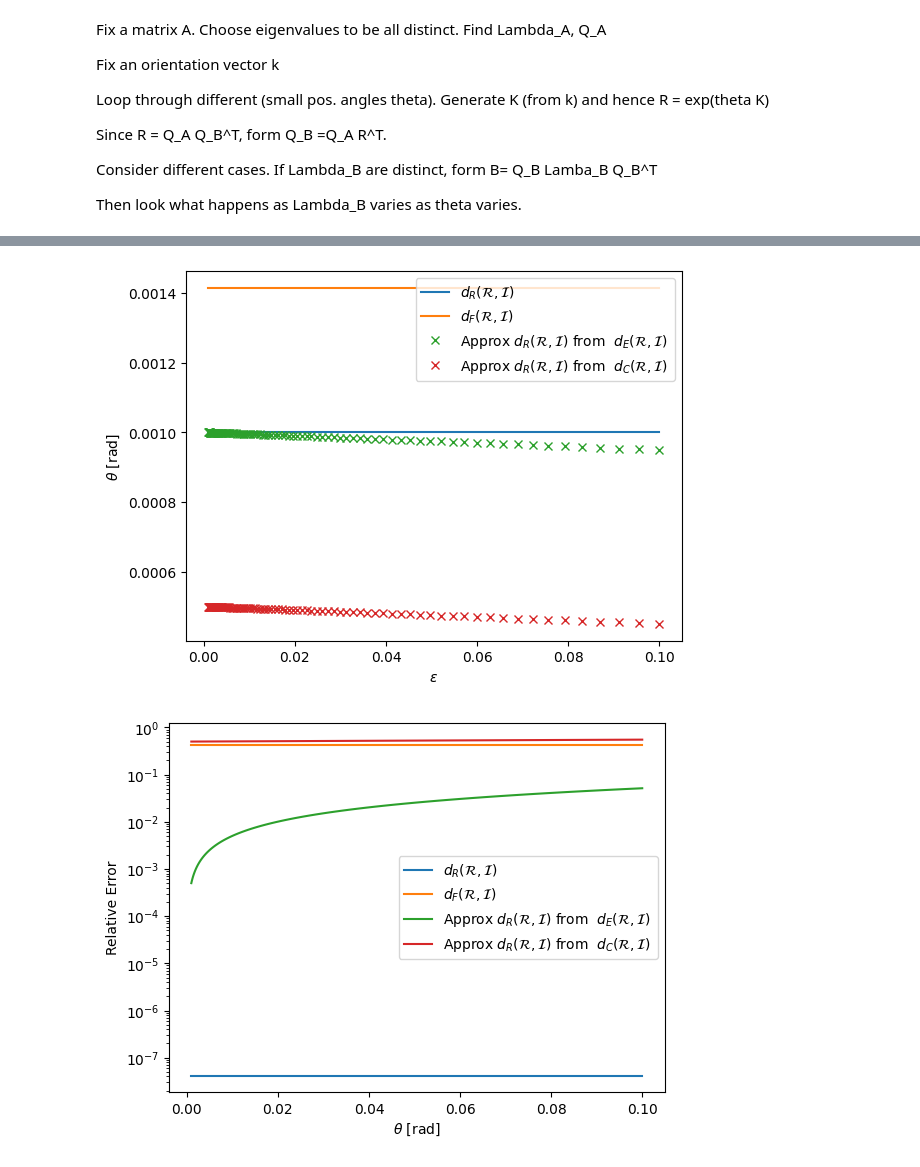
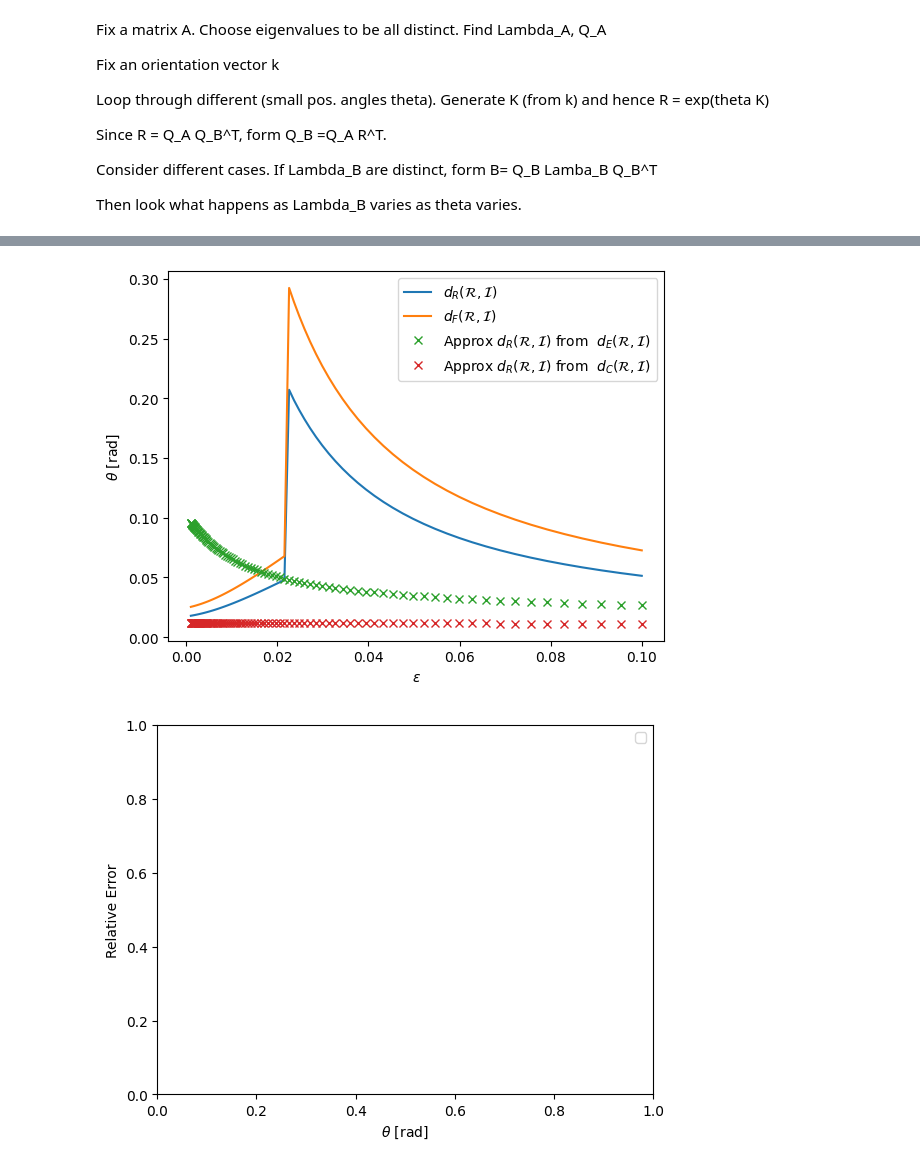
Before and after one commit to pdledger/Rodrigues_Angles, a Jupyter notebook: check_accuracy_apprx_jan25.ipynb, the cells around one changed output, grey strips where cells are left out. Drawn from its saved outputs; the diff is of its cells as text; code cells hidden in the pictures.

```diff
--- a/check_accuracy_apprx_jan25.ipynb
+++ b/check_accuracy_apprx_jan25.ipynb
@@ -30,11 +30,14 @@ import scipy as sci
 # %%
 # Fixed symmetric A
 A=np.array([[3,1,0.5],[1,4,0.25],[0.5,0.25,5]])
+#A=np.array([[3,1,0.5],[1,3,0.25],[0.5,0.25,5]])
+
 print(A)
 LambdaA,QA=np.linalg.eig(A)
+print(LambdaA)
 
 # Orientation vector
-k =np.array([1,0,0])
+k =np.array([1,1,1])/np.sqrt(3)
 K =np.array([[0,-k[2],k[1]],[k[2],0,-k[0]],[-k[1],k[0],0]])
 # %% [output]
 [[3.   1.   0.5 ]
@@ -46,7 +50,7 @@ MultR=[1,1,1]
 MultI=[1,1,1]
 MultRtilde=[1,1,1]
 
-Theta=np.logspace(-2,-1,100)
+Theta=np.logspace(-3,-1,100)
 print(Theta)
 N=len(Theta)
 
@@ -336,31 +577,31 @@ AnglestoreRIcommeasfullconstsortedmindiff, AnglestoreRIcommeasapprxconstsortedmi
 # %%
-plt.plot(Frequencies,MinAnglestoreRI,label=r'$d_R({\cal R},{\cal I})$')
-plt.plot(Frequencies,dFMinAnglestoreRI,label=r'$d_F({\cal R},{\cal I})$')
-plt.plot(Frequencies,np.fmin(AnglestoreRIfmeasapprxconstsortedmaxdiff_min,AnglestoreRIfmeasapprxconstsortedmindiff_min),'x',label=r'Approx $d_R({\cal R},{\cal I})$ from  $d_E({\cal R},{\cal I})$ ')
+plt.plot(Pert,MinAnglestoreRI,label=r'$d_R({\cal R},{\cal I})$')
+plt.plot(Pert,dFMinAnglestoreRI,label=r'$d_F({\cal R},{\cal I})$')
+plt.plot(Pert,np.fmin(AnglestoreRIfmeasapprxconstsortedmaxdiff_min,AnglestoreRIfmeasapprxconstsortedmindiff_min),'x',label=r'Approx $d_R({\cal R},{\cal I})$ from  $d_E({\cal R},{\cal I})$ ')
 
         #plt.semilogx(Frequencies,np.fmin(AnglestoreRIfmeasapprxconstsortedmaxdiff_max,AnglestoreRIfmeasapprxconstsortedmindiff_min),'x',label=r'Approx $d_R({\cal R},{\cal I})$ from  $d_E({\cal R},{\cal I})$ ')
-plt.plot(Frequencies,np.fmin(AnglestoreRIcommeasapprxconstsortedmaxdiff_min,AnglestoreRIcommeasapprxconstsortedmindiff_min),'x',label=r'Approx $d_R({\cal R},{\cal I})$ from  $d_C({\cal R},{\cal I})$ ')
+plt.plot(Pert,np.fmin(AnglestoreRIcommeasapprxconstsortedmaxdiff_min,AnglestoreRIcommeasapprxconstsortedmindiff_min),'x',label=r'Approx $d_R({\cal R},{\cal I})$ from  $d_C({\cal R},{\cal I})$ ')
 
 plt.xlabel(r'$\epsilon$ ')
 plt.ylabel(r'$\theta$ [rad]')
 plt.legend()
 plt.show()
 
-plt.semilogy(Frequencies,abs(MinAnglestoreRI-ThetaChoice*np.ones(N))/(ThetaChoice*np.ones(N)),label=r'$d_R({\cal R},{\cal I})$')
-plt.semilogy(Frequencies,abs(dFMinAnglestoreRI-ThetaChoice*np.ones(N))/(ThetaChoice*np.ones(N)),label=r'$d_F({\cal R},{\cal I})$')
-plt.semilogy(Frequencies,abs(np.fmin(AnglestoreRIfmeasapprxconstsortedmaxdiff_min,AnglestoreRIfmeasapprxconstsortedmindiff_min)-ThetaChoice*np.ones(N))/(ThetaChoice*np.ones(N)),label=r'Approx $d_R({\cal R},{\cal I})$ from  $d_E({\cal R},{\cal I})$ ')
-plt.semilogy(Frequencies,abs(np.fmin(AnglestoreRIcommeasapprxconstsortedmaxdiff_min,AnglestoreRIcommeasapprxconstsortedmindiff_min)-ThetaChoice*np.ones(N))/(ThetaChoice*np.ones(N)),label=r'Approx $d_R({\cal R},{\cal I})$ from  $d_C({\cal R},{\cal I})$ ')
+#plt.semilogy(Frequencies,abs(MinAnglestoreRI-ThetaChoice*np.ones(N))/(ThetaChoice*np.ones(N)),label=r'$d_R({\cal R},{\cal I})$')
+#plt.semilogy(Frequencies,abs(dFMinAnglestoreRI-ThetaChoice*np.ones(N))/(ThetaChoice*np.ones(N)),label=r'$d_F({\cal R},{\cal I})$')
+#plt.semilogy(Frequencies,abs(np.fmin(AnglestoreRIfmeasapprxconstsortedmaxdiff_min,AnglestoreRIfmeasapprxconstsortedmindiff_min)-ThetaChoice*np.ones(N))/(ThetaChoice*np.ones(N)),label=r'Approx $d_R({\cal R},{\cal I})$ from  $d_E({\cal R},{\cal I})$ ')
+#plt.semilogy(Frequencies,abs(np.fmin(AnglestoreRIcommeasapprxconstsortedmaxdiff_min,AnglestoreRIcommeasapprxconstsortedmindiff_min)-ThetaChoice*np.ones(N))/(ThetaChoice*np.ones(N)),label=r'Approx $d_R({\cal R},{\cal I})$ from  $d_C({\cal R},{\cal I})$ ')
 
 #plt.semilogy(Frequencies,abs(MinAnglestoreRI-Frequencies)/Frequencies,label=r'$d_R({\cal R},{\cal I})$')
 #plt.semilogy(Frequencies,abs(dFMinAnglestoreRI-Frequencies)/Frequencies,label=r'$d_F({\cal R},{\cal I})$')
 #plt.semilogy(Frequencies,abs(np.fmin(AnglestoreRIfmeasapprxconstsortedmaxdiff_min,AnglestoreRIfmeasapprxconstsortedmindiff_min)-Frequencies)/Frequencies,label=r'Approx $d_R({\cal R},{\cal I})$ from  $d_E({\cal R},{\cal I})$ ')
 #plt.semilogy(Frequencies,abs(np.fmin(AnglestoreRIcommeasapprxconstsortedmaxdiff_min,AnglestoreRIcommeasapprxconstsortedmindiff_min)-Frequencies)/Frequencies,label=r'Approx $d_R({\cal R},{\cal I})$ from  $d_C({\cal R},{\cal I})$ ')
 
 
 plt.xlabel(r'$\theta$ [rad]')
 plt.ylabel(r'Relative Error')
 plt.legend()
 plt.show()
 # %% [output]
-[figure, old version]
+[figure, new version]
-[figure, old version]
+[figure, new version]
```
Also changed, not shown: parts of 7 cells of this notebook, 16 other files.
